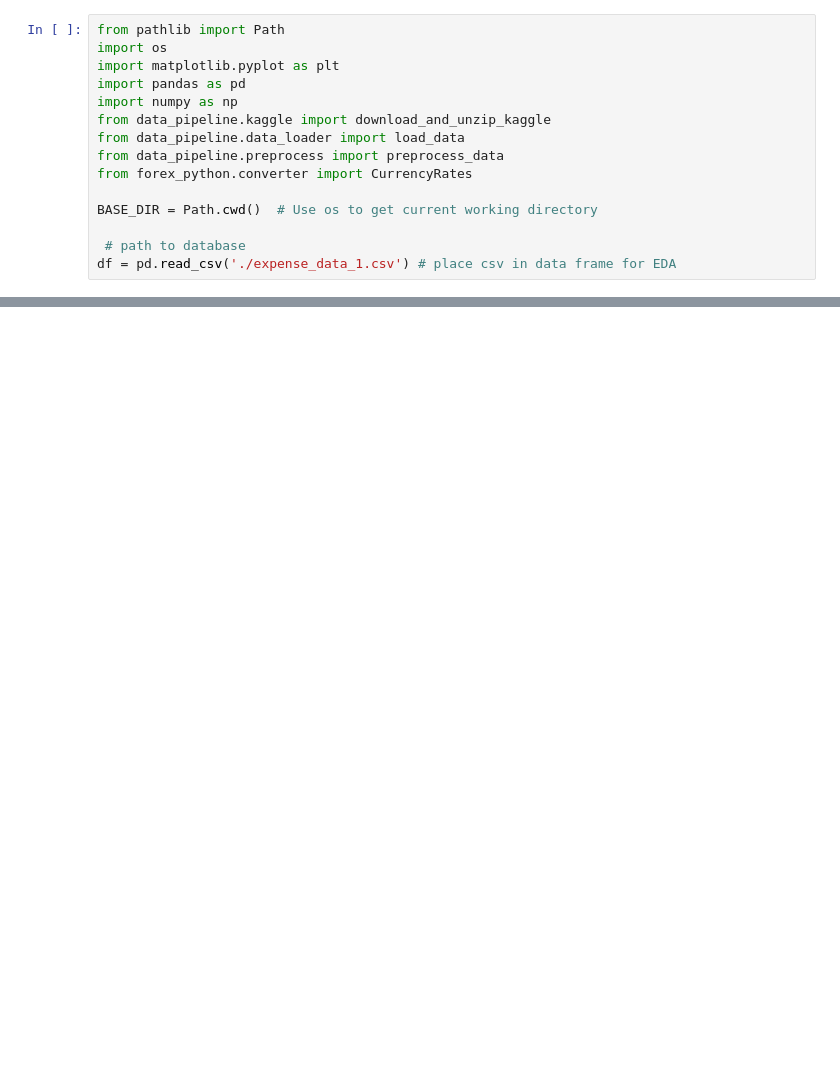
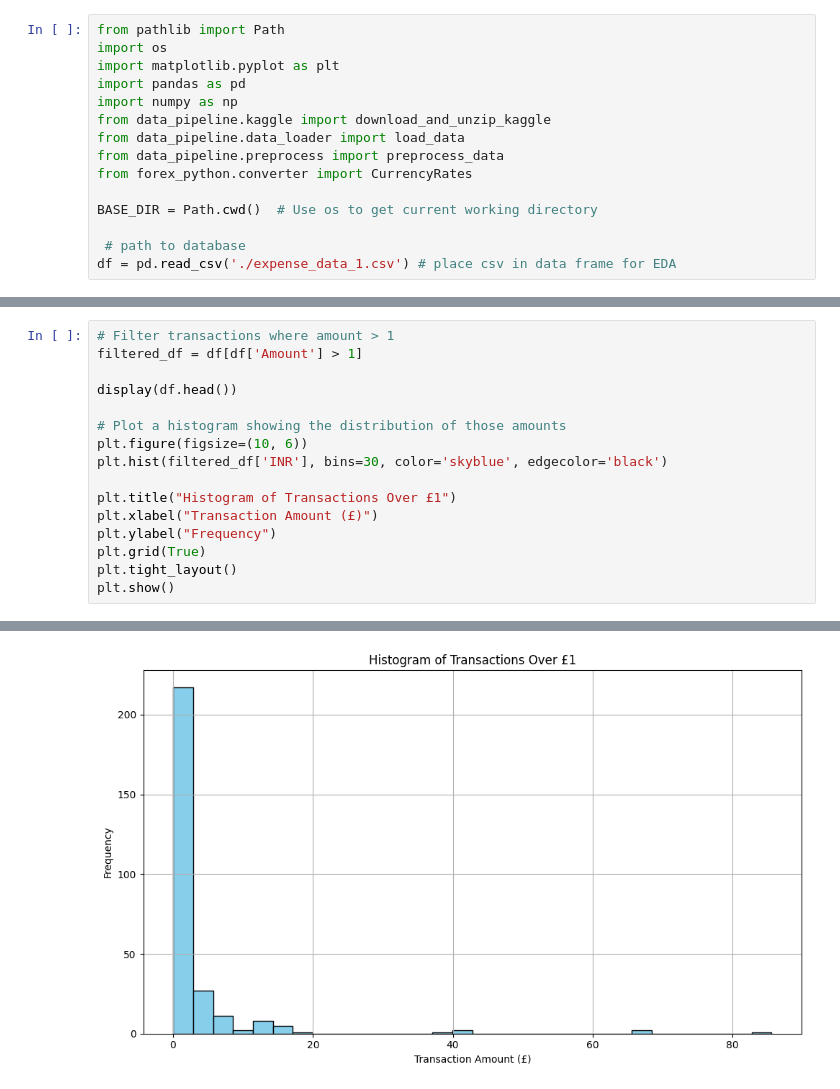
Before and after one commit to benclough724/Financial-machine-learning-helper, a Jupyter notebook: backend/test.ipynb, the cells around one changed output, grey strips where cells are left out. Saved outputs shown, nothing was run; the diff lists cells and outputs as text; blank space fills up the shorter version.

```diff
--- a/backend/test.ipynb
+++ b/backend/test.ipynb
@@ -86,0 +125,17 @@ plt.show()
+# %%
+# Filter transactions where amount > 1
+filtered_df = df[df['Amount'] > 1]
+
+display(df.head())
+
+# Plot a histogram showing the distribution of those amounts
+plt.figure(figsize=(10, 6))
+plt.hist(filtered_df['INR'], bins=30, color='skyblue', edgecolor='black')
+
+plt.title("Histogram of Transactions Over £1")
+plt.xlabel("Transaction Amount (£)")
+plt.ylabel("Frequency")
+plt.grid(True)
+plt.tight_layout()
+plt.show()
+# %% [output]
@@ -86,0 +148 @@ plt.show()
+[figure, added]
```
Also changed, not shown: parts of 8 cells of this notebook.
